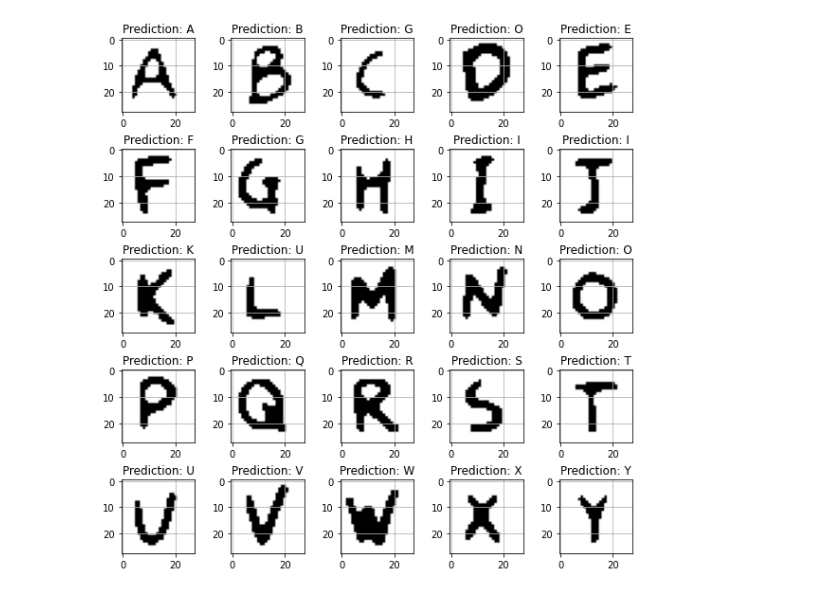
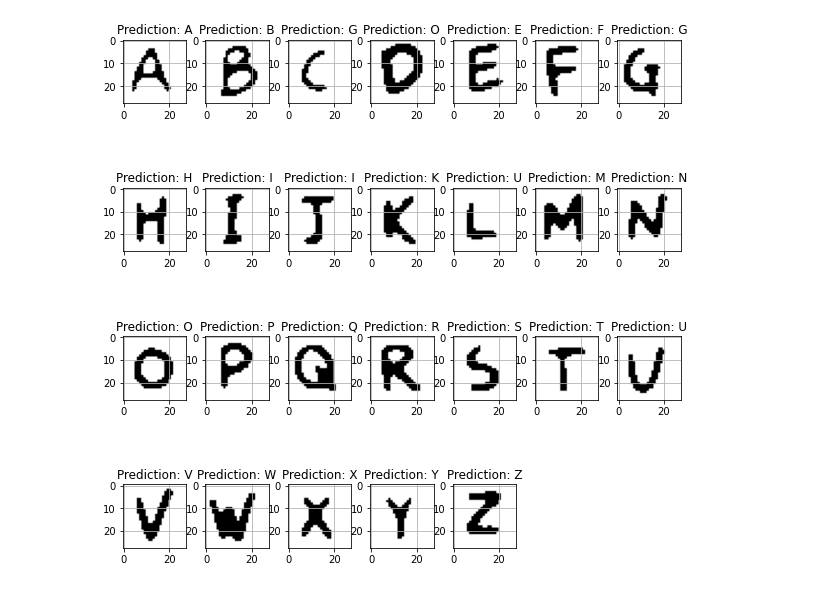
Before and after one commit to joon628/chirographum, a Jupyter notebook: Test_Model.ipynb, the cells around one changed output. Saved outputs shown, nothing was run; the diff lists cells and outputs as text; code cells hidden in the pictures.

Commit message:
added updated visual for our results

```diff
--- a/Test_Model.ipynb
+++ b/Test_Model.ipynb
@@ -46,31 +27,35 @@ filenames
 # %%
-fig, axes = plt.subplots(5,5, figsize=(10,10))
+fig, axes = plt.subplots(4,7, figsize=(10,10))
 axes = axes.flatten()
-plt.subplots_adjust(hspace=0.5)
+plt.subplots_adjust(hspace=0.5, wspace = 0.3)
 
 for i,ax in enumerate(axes):
-    #Put the path of the image here.
-    img = cv2.imread(filenames[i])
-    img_copy = img.copy()
+    if i < 26:
+        #Put the path of the image here.
+        img = cv2.imread(filenames[i])
+        img_copy = img.copy()
 
-    #Convert BGR representation to RGB and resize the image.
-    img = cv2.cvtColor(img, cv2.COLOR_BGR2RGB)
-    img = cv2.resize(img, (400,440))
+        #Convert BGR representation to RGB and resize the image.
+        img = cv2.cvtColor(img, cv2.COLOR_BGR2RGB)
+        img = cv2.resize(img, (400,440))
 
-    #Convert and resize the copied image to use as a model input.
-    img_copy = cv2.GaussianBlur(img_copy, (7,7), 0)
-    img_gray = cv2.cvtColor(img_copy, cv2.COLOR_BGR2GRAY)
-    _, img_thresh = cv2.threshold(img_gray, 150, 255, cv2.THRESH_BINARY_INV)
+        #Convert and resize the copied image to use as a model input.
+        img_copy = cv2.GaussianBlur(img_copy, (7,7), 0)
+        img_gray = cv2.cvtColor(img_copy, cv2.COLOR_BGR2GRAY)
+        _, img_thresh = cv2.threshold(img_gray, 150, 255, cv2.THRESH_BINARY_INV)
 
-    img_final = cv2.resize(img_thresh, (28,28))
-#     img_final =np.reshape(img_gray, (1,28,28,1))
-    img_final =np.reshape(img_final, (1,28,28,1))
+        img_final = cv2.resize(img_thresh, (28,28))
+    #     img_final =np.reshape(img_gray, (1,28,28,1))
+        img_final =np.reshape(img_final, (1,28,28,1))
 
-    img_pred = letters_dict[np.argmax(model.predict(img_final))]
-    img_final =np.reshape(img_final, (28,28))
+        img_pred = letters_dict[np.argmax(model.predict(img_final))]
+        img_final =np.reshape(img_final, (28,28))
 
-    ax.imshow(img_final, cmap="Greys")
-    ax.set_title("Prediction: "+img_pred)
-    ax.grid()
+
+        ax.imshow(img_final, cmap="Greys")
+        ax.set_title("Prediction: "+img_pred)
+        ax.grid()
+    else:
+        ax.remove()
 # %% [output]
-[figure, old version]
+[figure, new version]
```
Also changed, not shown: parts of 1 cell of this notebook.
